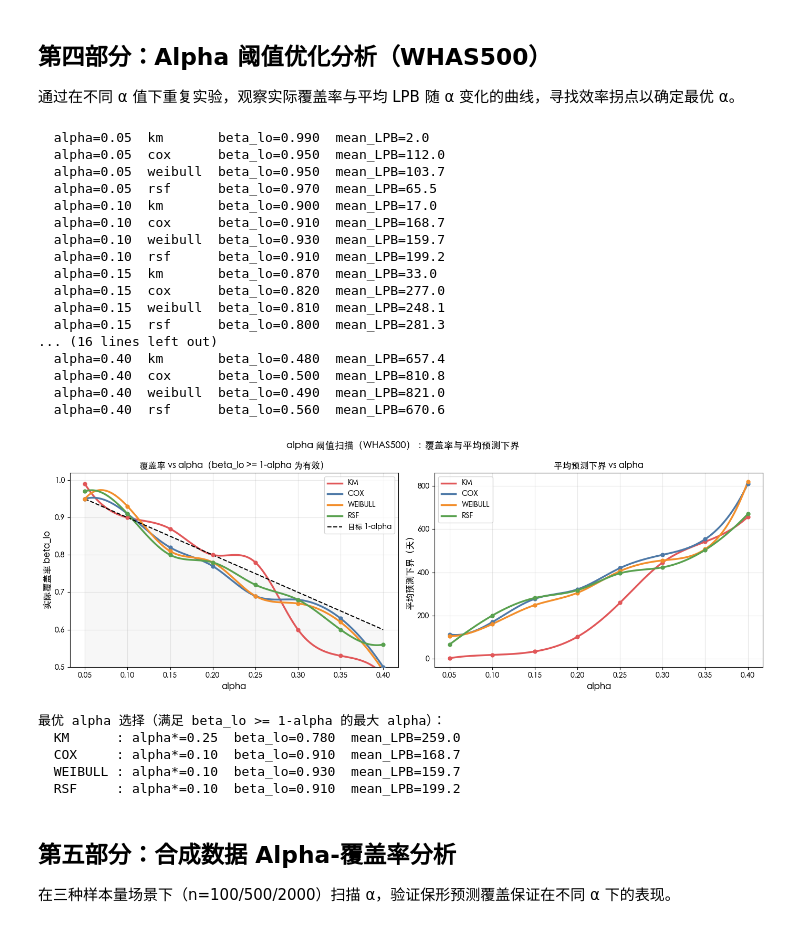
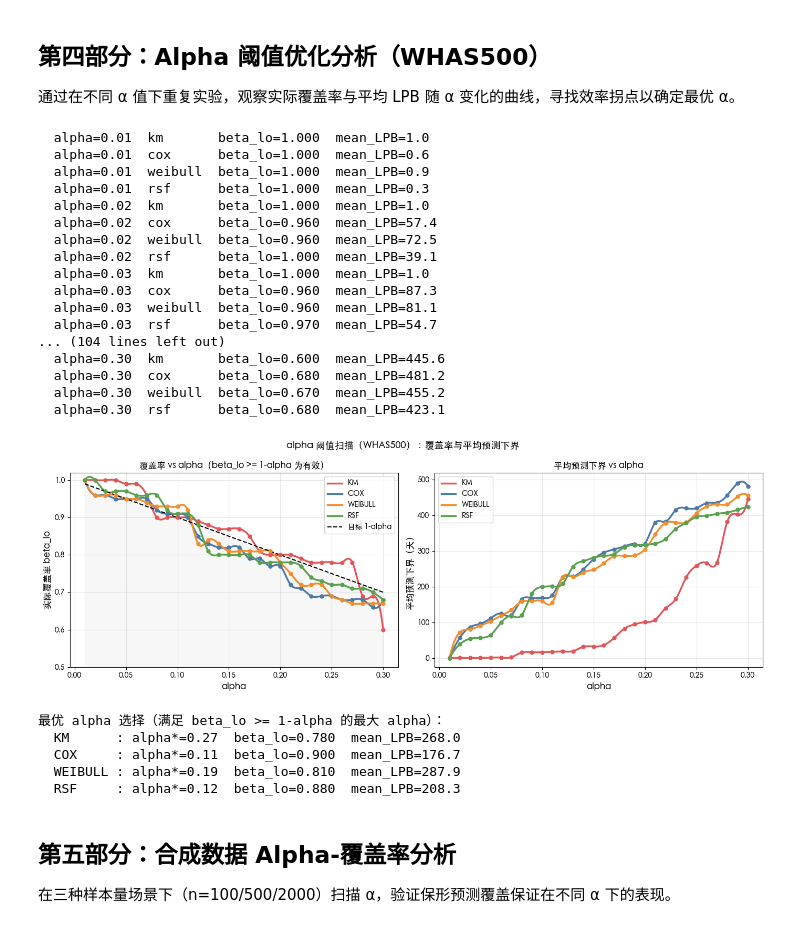
Before and after one commit to Jiayang578/conformalized_survival, a Jupyter notebook: 代码/analysis.ipynb, the cells around one changed output. Drawn from its saved outputs; the diff is of its cells as text; code cells hidden in the pictures.

```diff
--- a/代码/analysis.ipynb
+++ b/代码/analysis.ipynb
@@ -471,7 +528,7 @@ plt.show()
 通过在不同 α 值下重复实验，观察实际覆盖率与平均 LPB 随 α 变化的曲线，寻找效率拐点以确定最优 α。
 # %%
 
-alpha_list = [0.05, 0.10, 0.15, 0.20, 0.25, 0.30, 0.35, 0.40]
+alpha_list = [round(x * 0.01, 2) for x in range(1, 31)]
 model_types = ['km', 'cox', 'weibull', 'rsf']
 model_map_w = {'km': kmf_w, 'cox': cox_w, 'weibull': weibull_w, 'rsf': rsf_w}
 
@@ -528,56 +585,56 @@ ax1.plot(alphas_arr, 1 - alphas_arr, 'k--', lw=1.5, label='目标 1-alpha')
 ax1.fill_between(alphas_arr, 0, 1 - alphas_arr, alpha=0.06, color='gray')
 ax1.set_xlabel('alpha', fontsize=12)
 ax1.set_ylabel('实际覆盖率 beta_lo', fontsize=12)
 ax1.set_title('覆盖率 vs alpha（beta_lo >= 1-alpha 为有效）', fontsize=12)
 ax1.legend(fontsize=10)
 ax1.set_ylim(0.5, 1.02)
 ax1.grid(True, alpha=0.3)
 
 ax2.set_xlabel('alpha', fontsize=12)
 ax2.set_ylabel('平均预测下界（天）', fontsize=12)
 ax2.set_title('平均预测下界 vs alpha', fontsize=12)
 ax2.legend(fontsize=10)
 ax2.grid(True, alpha=0.3)
 
 plt.suptitle('alpha 阈值扫描（WHAS500）：覆盖率与平均预测下界', fontsize=13, fontweight='bold')
 plt.tight_layout()
 plt.savefig('alpha_sweep_WHAS500.png', dpi=120, bbox_inches='tight')
 plt.show()
 
 # --- 最优 alpha：满足覆盖保证的最大 alpha ---
 print('\n最优 alpha 选择（满足 beta_lo >= 1-alpha 的最大 alpha）：')
 for mt in model_types:
     sub = df_sweep[df_sweep['model'] == mt]
     valid = sub[sub['beta_lo'] >= 1 - sub['alpha']]
     if not valid.empty:
         opt = valid.iloc[-1]
         print(f"  {mt.upper():8s}: alpha*={opt['alpha']:.2f}  beta_lo={opt['beta_lo']:.3f}  mean_LPB={opt['mean_lpb']:.1f}")
     else:
         print(f"  {mt.upper():8s}: 无满足条件的 alpha")
 # %% [output]
-  alpha=0.05  km       beta_lo=0.990  mean_LPB=2.0
-  alpha=0.05  cox      beta_lo=0.950  mean_LPB=112.0
-  alpha=0.05  weibull  beta_lo=0.950  mean_LPB=103.7
-  alpha=0.05  rsf      beta_lo=0.970  mean_LPB=65.5
-  alpha=0.10  km       beta_lo=0.900  mean_LPB=17.0
-  alpha=0.10  cox      beta_lo=0.910  mean_LPB=168.7
-  alpha=0.10  weibull  beta_lo=0.930  mean_LPB=159.7
-  alpha=0.10  rsf      beta_lo=0.910  mean_LPB=199.2
-  alpha=0.15  km       beta_lo=0.870  mean_LPB=33.0
-  alpha=0.15  cox      beta_lo=0.820  mean_LPB=277.0
-  alpha=0.15  weibull  beta_lo=0.810  mean_LPB=248.1
-  alpha=0.15  rsf      beta_lo=0.800  mean_LPB=281.3
-... (16 lines left out)
-  alpha=0.40  km       beta_lo=0.480  mean_LPB=657.4
-  alpha=0.40  cox      beta_lo=0.500  mean_LPB=810.8
-  alpha=0.40  weibull  beta_lo=0.490  mean_LPB=821.0
-  alpha=0.40  rsf      beta_lo=0.560  mean_LPB=670.6
+  alpha=0.01  km       beta_lo=1.000  mean_LPB=1.0
+  alpha=0.01  cox      beta_lo=1.000  mean_LPB=0.6
+  alpha=0.01  weibull  beta_lo=1.000  mean_LPB=0.9
+  alpha=0.01  rsf      beta_lo=1.000  mean_LPB=0.3
+  alpha=0.02  km       beta_lo=1.000  mean_LPB=1.0
+  alpha=0.02  cox      beta_lo=0.960  mean_LPB=57.4
+  alpha=0.02  weibull  beta_lo=0.960  mean_LPB=72.5
+  alpha=0.02  rsf      beta_lo=1.000  mean_LPB=39.1
+  alpha=0.03  km       beta_lo=1.000  mean_LPB=1.0
+  alpha=0.03  cox      beta_lo=0.960  mean_LPB=87.3
+  alpha=0.03  weibull  beta_lo=0.960  mean_LPB=81.1
+  alpha=0.03  rsf      beta_lo=0.970  mean_LPB=54.7
+... (104 lines left out)
+  alpha=0.30  km       beta_lo=0.600  mean_LPB=445.6
+  alpha=0.30  cox      beta_lo=0.680  mean_LPB=481.2
+  alpha=0.30  weibull  beta_lo=0.670  mean_LPB=455.2
+  alpha=0.30  rsf      beta_lo=0.680  mean_LPB=423.1
-[figure, old version]
+[figure, new version]
 最优 alpha 选择（满足 beta_lo >= 1-alpha 的最大 alpha）：
-  KM      : alpha*=0.25  beta_lo=0.780  mean_LPB=259.0
-  COX     : alpha*=0.10  beta_lo=0.910  mean_LPB=168.7
-  WEIBULL : alpha*=0.10  beta_lo=0.930  mean_LPB=159.7
-  RSF     : alpha*=0.10  beta_lo=0.910  mean_LPB=199.2
+  KM      : alpha*=0.27  beta_lo=0.780  mean_LPB=268.0
+  COX     : alpha*=0.11  beta_lo=0.900  mean_LPB=176.7
+  WEIBULL : alpha*=0.19  beta_lo=0.810  mean_LPB=287.9
+  RSF     : alpha*=0.12  beta_lo=0.880  mean_LPB=208.3
 # %% [markdown]
 ## 第五部分：合成数据 Alpha-覆盖率分析
 
```
Also changed, not shown: parts of 5 cells of this notebook, 2 other files.
